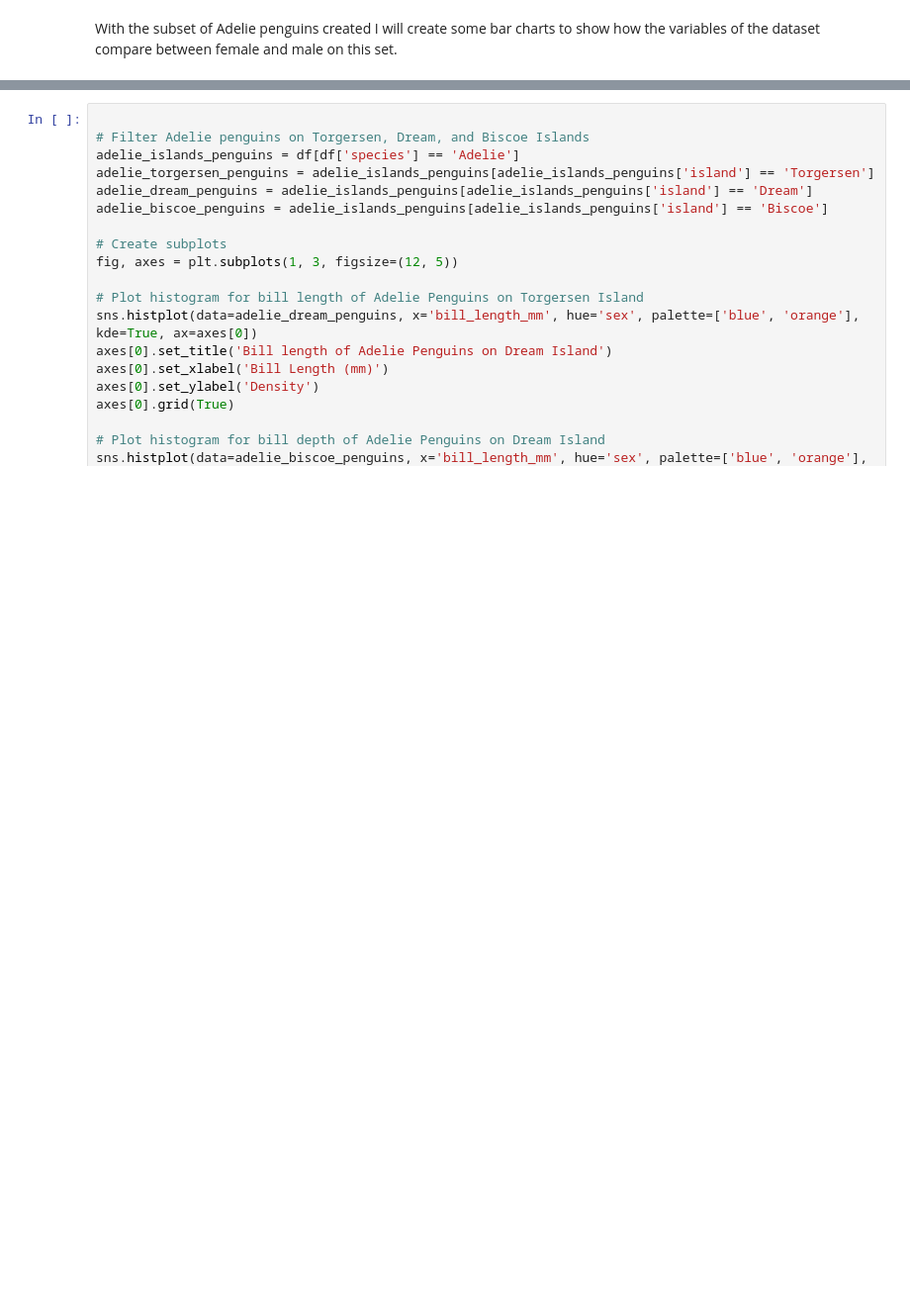
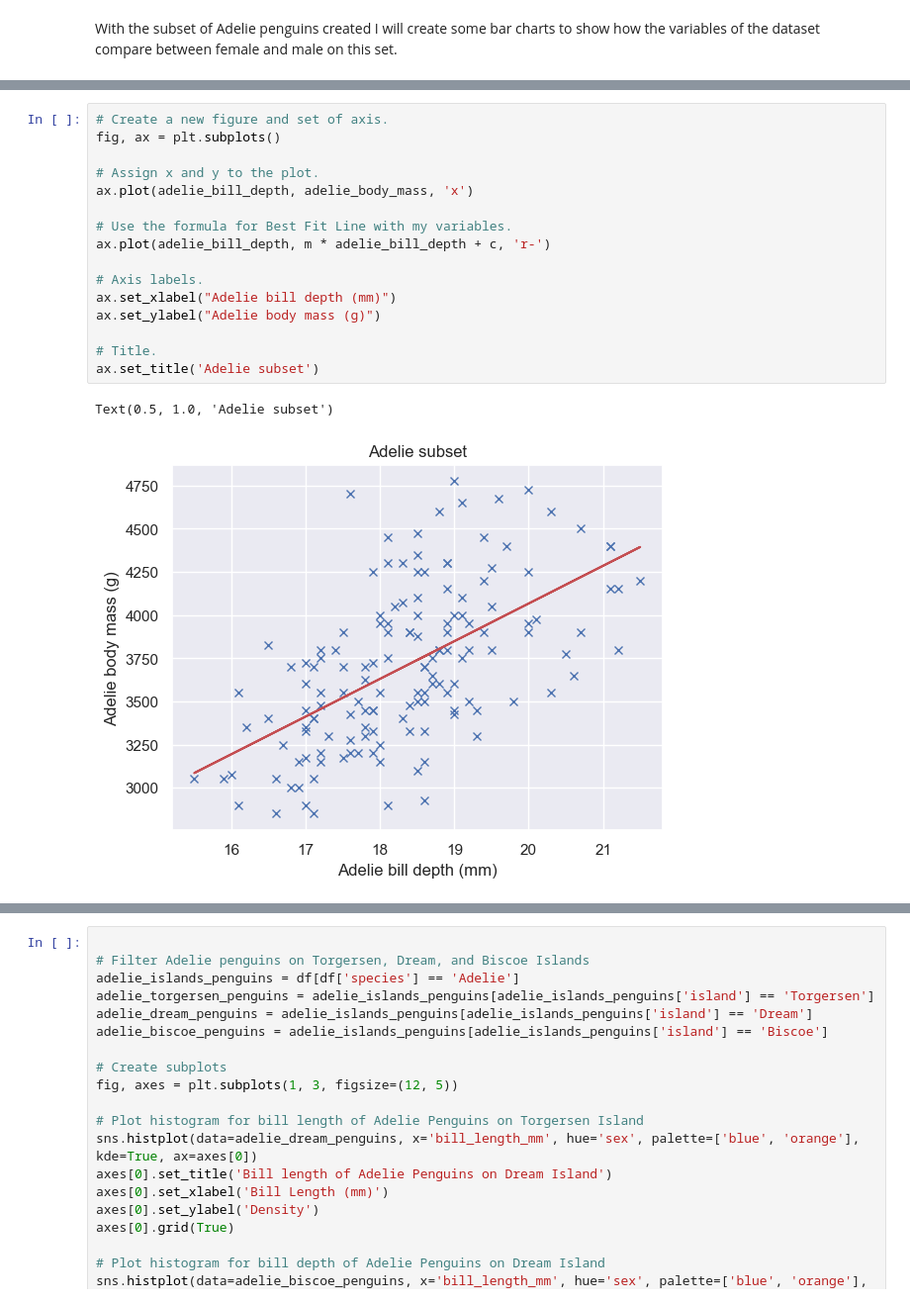
Before and after one commit to ermelinda-q/data_analytics, a Jupyter notebook: penguins.ipynb, the cells around one changed output, grey strips where cells are left out. Shown at 99% size. Cells and saved outputs as stored; diff of their text form; blank space fills up the shorter version.

```diff
--- a/penguins.ipynb
+++ b/penguins.ipynb
@@ -487,0 +491,19 @@ plt.show()
+# %%
+# Create a new figure and set of axis.
+fig, ax = plt.subplots()
+
+# Assign x and y to the plot.
+ax.plot(adelie_bill_depth, adelie_body_mass, 'x')
+
+# Use the formula for Best Fit Line with my variables.
+ax.plot(adelie_bill_depth, m * adelie_bill_depth + c, 'r-')
+
+# Axis labels.
+ax.set_xlabel("Adelie bill depth (mm)")
+ax.set_ylabel("Adelie body mass (g)")
+
+# Title.
+ax.set_title('Adelie subset')
+# %% [output]
+Text(0.5, 1.0, 'Adelie subset')
+[figure, added]
```
Also changed, not shown: parts of 19 cells of this notebook.
